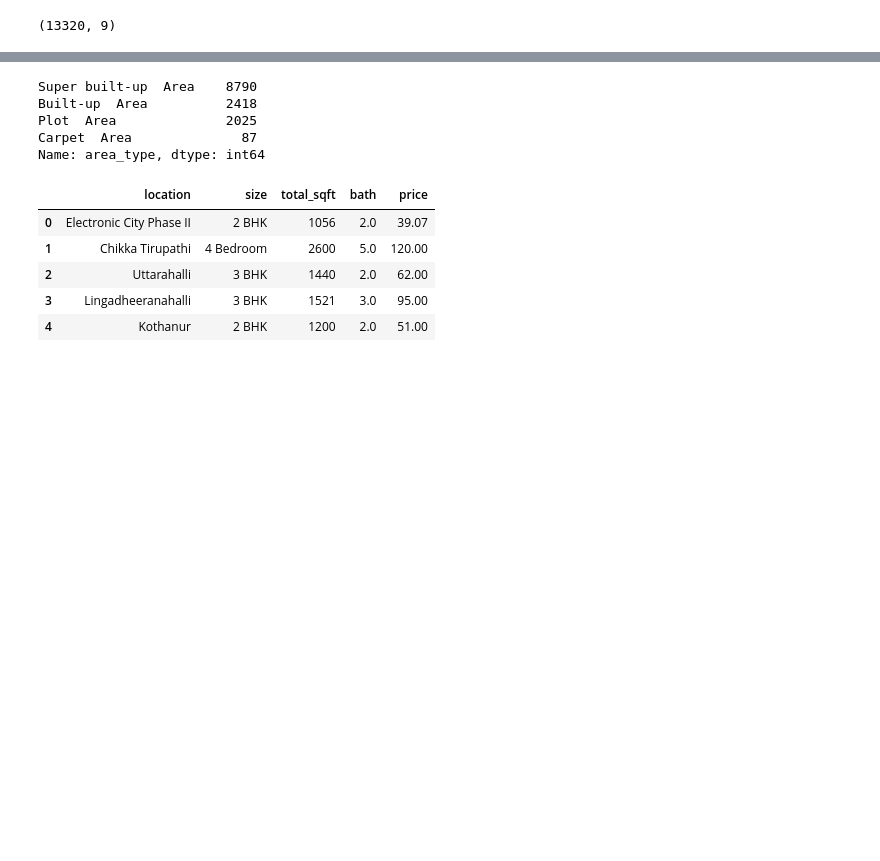
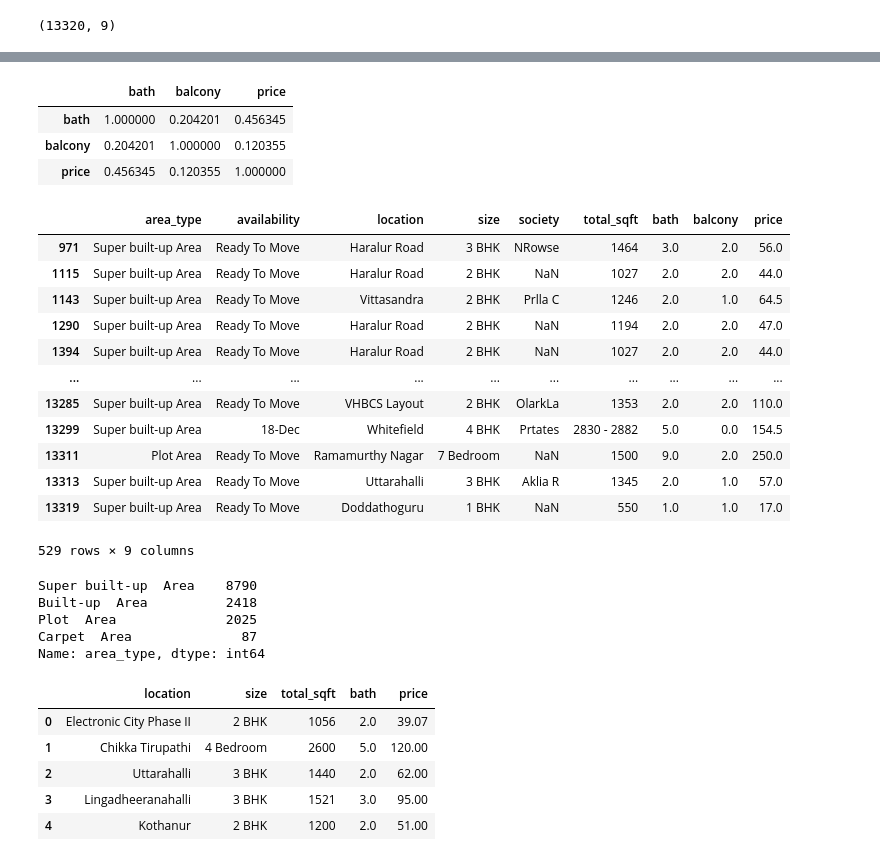
Before and after one commit to Rammy12/House-Price-Prediction, a Jupyter notebook: House_price_linearR.ipynb, the cells around one changed output, grey strips where cells are left out. Drawn from its saved outputs; the diff is of its cells as text; code cells hidden in the pictures; blank space fills up the shorter version.

```diff
--- a/House_price_linearR.ipynb
+++ b/House_price_linearR.ipynb
@@ -24,0 +70,23 @@ data.shape
+# %%
+data.corr()
+# %% [output]
+|  | bath | balcony | price |
+| bath | 1.000000 | 0.204201 | 0.456345 |
+| balcony | 0.204201 | 1.000000 | 0.120355 |
+| price | 0.456345 | 0.120355 | 1.000000 |
+# %%
+data[data.duplicated()]
+# %% [output]
+|  | area_type | availability | location | size | society | total_sqft | bath | balcony | price |
+| 971 | Super built-up Area | Ready To Move | Haralur Road | 3 BHK | NRowse | 1464 | 3.0 | 2.0 | 56.0 |
+| 1115 | Super built-up Area | Ready To Move | Haralur Road | 2 BHK | NaN | 1027 | 2.0 | 2.0 | 44.0 |
+| 1143 | Super built-up Area | Ready To Move | Vittasandra | 2 BHK | Prlla C | 1246 | 2.0 | 1.0 | 64.5 |
+| 1290 | Super built-up Area | Ready To Move | Haralur Road | 2 BHK | NaN | 1194 | 2.0 | 2.0 | 47.0 |
+| 1394 | Super built-up Area | Ready To Move | Haralur Road | 2 BHK | NaN | 1027 | 2.0 | 2.0 | 44.0 |
+| ... | ... | ... | ... | ... | ... | ... | ... | ... | ... |
+| 13285 | Super built-up Area | Ready To Move | VHBCS Layout | 2 BHK | OlarkLa | 1353 | 2.0 | 2.0 | 110.0 |
+| 13299 | Super built-up Area | 18-Dec | Whitefield | 4 BHK | Prtates | 2830 - 2882 | 5.0 | 0.0 | 154.5 |
+| 13311 | Plot Area | Ready To Move | Ramamurthy Nagar | 7 Bedroom | NaN | 1500 | 9.0 | 2.0 | 250.0 |
+| 13313 | Super built-up Area | Ready To Move | Uttarahalli | 3 BHK | Aklia R | 1345 | 2.0 | 1.0 | 57.0 |
+| 13319 | Super built-up Area | Ready To Move | Doddathoguru | 1 BHK | NaN | 550 | 1.0 | 1.0 | 17.0 |
+529 rows × 9 columns
```
Also changed, not shown: parts of 57 cells of this notebook, 46 other files.
